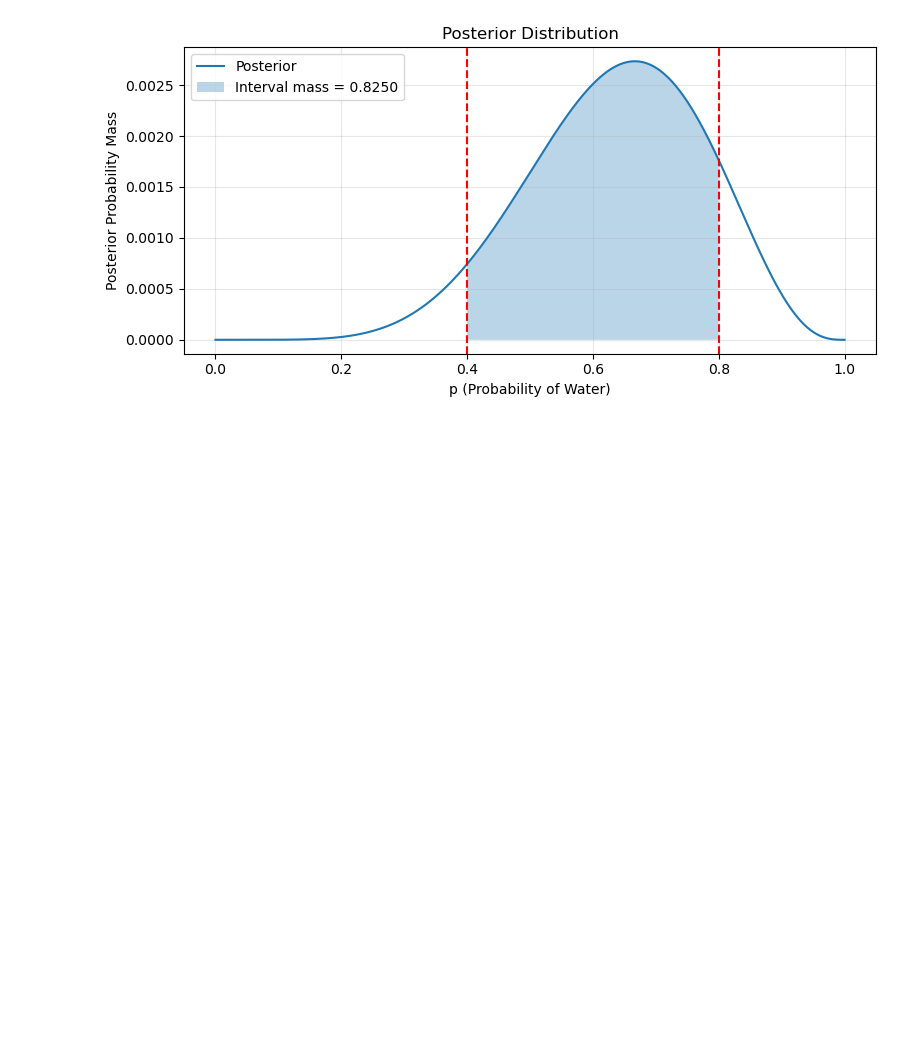
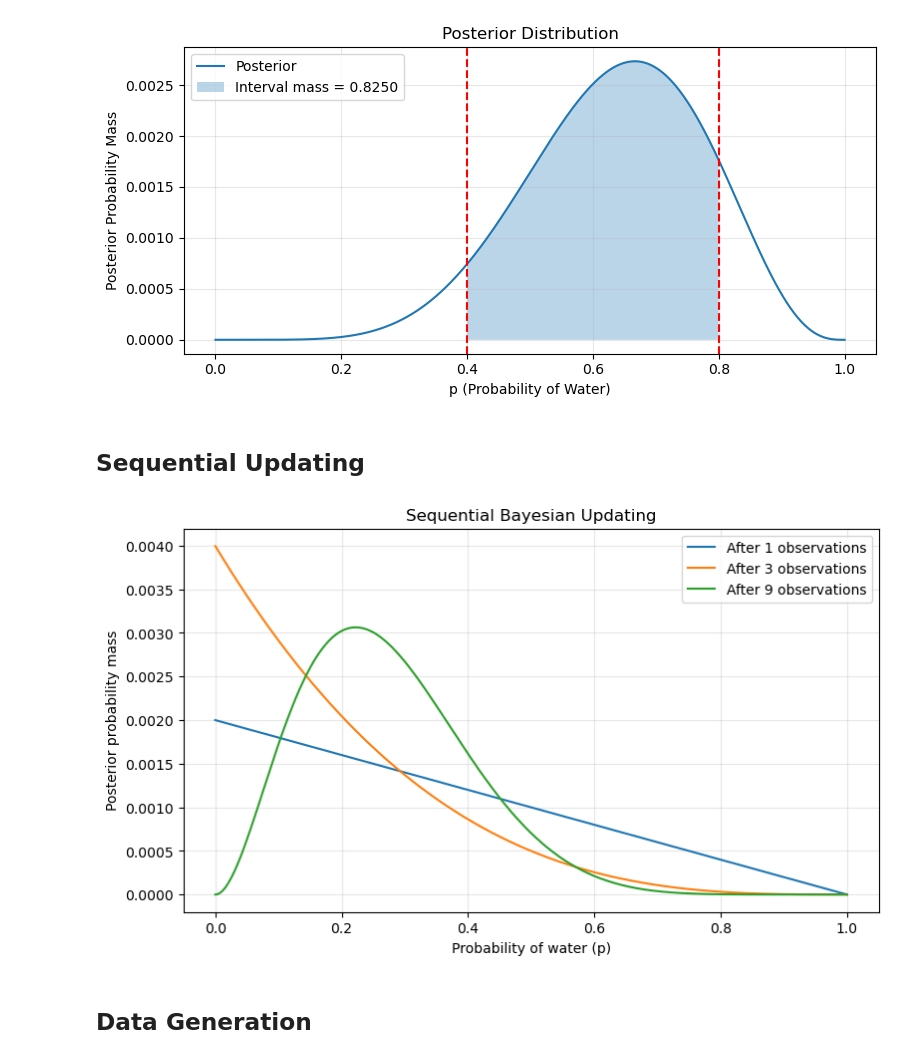
Before and after one commit to Hanifemam/bayesian_analysis, a Jupyter notebook: chap2/grid_approx.ipynb, the cells around one changed output. Saved outputs shown, nothing was run; the diff lists cells and outputs as text; code cells hidden in the pictures; blank space fills up the shorter version.

Commit message:
Sequential updating added

```diff
--- a/chap2/grid_approx.ipynb
+++ b/chap2/grid_approx.ipynb
@@ -175,3 +180,44 @@ interval_mass = cdf(max_boundary) - cdf(min_boundary)
 interval_display(min_boundary, max_boundary, posterior_samples)
 # %% [output]
 [figure]
+# %% [markdown]
+## Sequential Updating
+# %%
+sequential_posterior = {}
+sequential_prior = prior_samples.copy()
+
+for i, observation in enumerate(simulations):
+    likelihood_samples = {}
+    for p in grid:
+        if observation == 'W':
+            likelihood_samples[p] = p
+        else:
+            likelihood_samples[p] = 1 - p
+
+    current_posterior = posterior(sequential_prior, likelihood_samples)
+    sequential_posterior[i] = current_posterior
+    sequential_prior = current_posterior.copy()
+# %%
+import matplotlib.pyplot as plt
+
+plt.figure(figsize=(9, 5))
+
+for n in [1, 3, 9]:
+    distribution = sequential_posterior[n - 1]
+
+    plt.plot(
+        list(distribution.keys()),
+        list(distribution.values()),
+        label=f"After {n} observations",
+    )
+
+plt.xlabel("Probability of water (p)")
+plt.ylabel("Posterior probability mass")
+plt.title("Sequential Bayesian Updating")
+plt.legend()
+plt.grid(alpha=0.3)
+plt.show()
+# %% [output]
+[figure, added]
+# %% [markdown]
+## Data Generation
```
Also changed, not shown: parts of 4 cells of this notebook.
